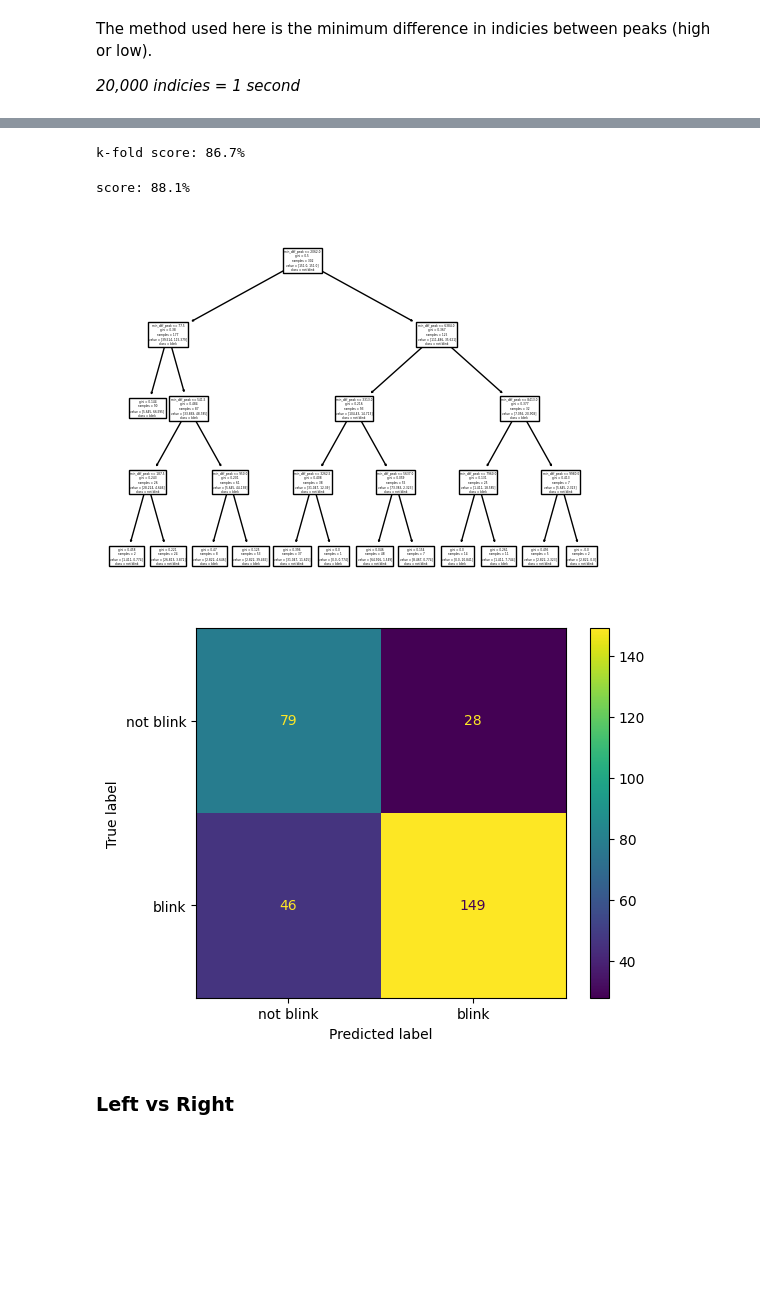
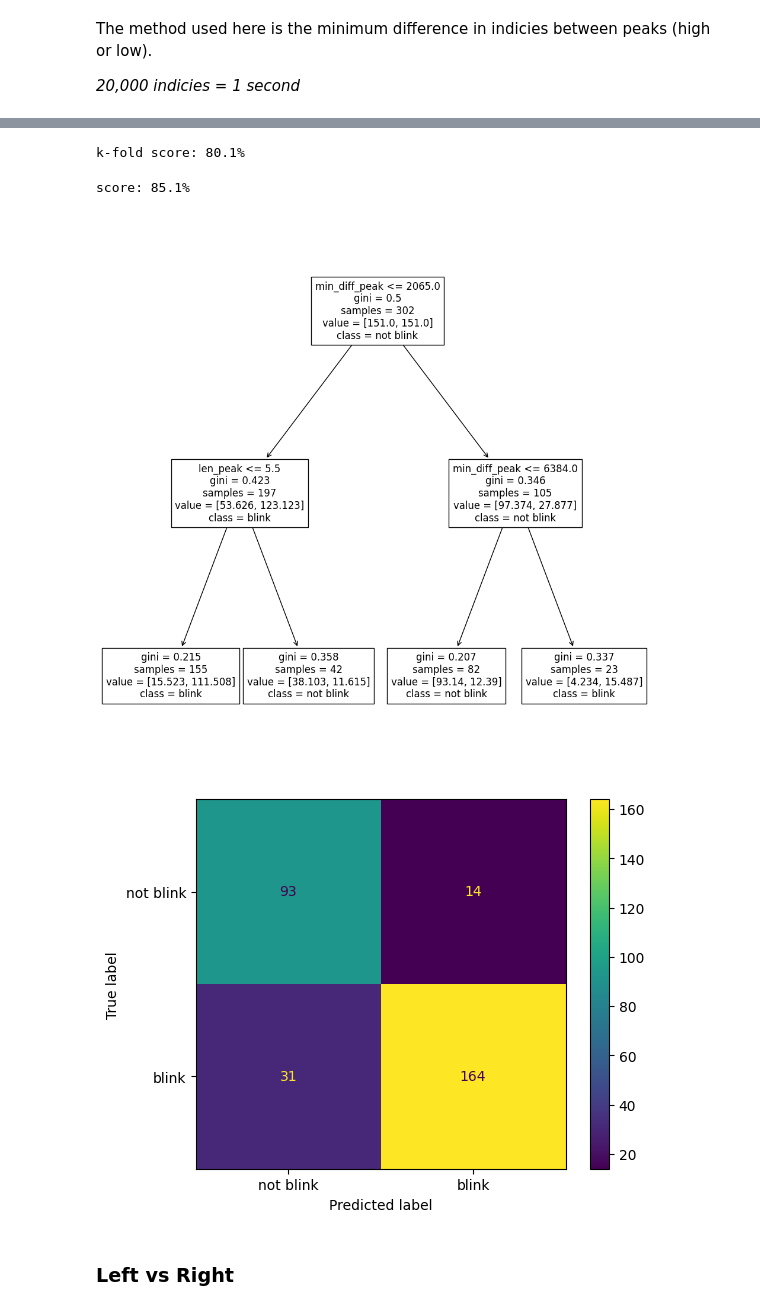
Before and after one commit to edward-ji/eyePlay, a Jupyter notebook: analysis/event.ipynb, the cells around one changed output, grey strips where cells are left out. Saved outputs shown, nothing was run; the diff lists cells and outputs as text; code cells hidden in the pictures; blank space fills up the shorter version.

```diff
--- a/analysis/event.ipynb
+++ b/analysis/event.ipynb
@@ -82,6 +82,22 @@ for path in tqdm(data_paths):
     where.parent.mkdir(parents=True, exist_ok=True)
     fig.savefig(where)
     plt.close()
+# %%
+from tqdm.auto import tqdm
+
+figure_dir = Path("figure/week11/")
+week11_paths = list(filter(lambda path: "week11" in str(path), data_paths))
+
+for path in tqdm(week11_paths):
+    fig, ax = plt.subplots(figsize=(12, 4))
+    time, amp, laps = load_data(path)
+    plot_data(time, amp, laps)
+    plt.hlines(625, 0, np.max(time), color="r")
+    ax.set_title(path.stem)
+    where = figure_dir / path.relative_to(data_dir).with_suffix(".png")
+    where.parent.mkdir(parents=True, exist_ok=True)
+    fig.savefig(where)
+    plt.close()
 # %% [markdown]
 ## Event Detection
 # %% [markdown]
@@ -309,12 +324,13 @@ from scipy.signal import find_peaks
 tqdm.pandas()
 
 def clip_features(amp):
-    high_peaks, _ = find_peaks(amp, prominence=60)
-    low_peaks, _ = find_peaks(-amp, prominence=60)
+    high_peaks, _ = find_peaks(amp, prominence=50)
+    low_peaks, _ = find_peaks(-amp, prominence=50)
     peaks = np.sort(np.concatenate([high_peaks, low_peaks]))
     min_diff_peak = np.min(np.diff(peaks)) if len(peaks) > 1 else 0
     return {
-        "min_diff_peak": min_diff_peak
+        "min_diff_peak": min_diff_peak,
+        "len_peak": len(peaks)
     }
 
 clip_good_df = clip_df[((clip_df["week"].isin([6, 9, 10, 11])))
@@ -353,31 +369,44 @@ for i, (train_index, test_index) in enumerate(kf.split(X, y)):
     X_test = X[test_index]
     y_test = y[test_index]
 
-    model = DecisionTreeClassifier(max_depth=4, class_weight="balanced")
+    model = DecisionTreeClassifier(max_depth=2, class_weight="balanced")
     model.fit(X_train, y_train)
     scores.append(accuracy_score(y_test, model.predict(X_test)))
 
 print(f"k-fold score: {np.mean(scores):.1%}")
 # %% [output]
-k-fold score: 86.7%
+k-fold score: 80.1%
 # %%
-model = DecisionTreeClassifier(max_depth=4, class_weight="balanced")
+X = clip_feat_df.iloc[:, 5:].to_numpy()
+y = (clip_feat_df["label"] == "blink").to_numpy()
+
+model = blink_dt = DecisionTreeClassifier(max_depth=2, class_weight="balanced")
 model.fit(X, y)
+
 print(f"score: {model.score(X, y):.1%}")
 
+# print(f"coef: {model.coef_}, intercept: {model.intercept_}")
+# intercept = 10
+# slope = -0.0025
+# plt.scatter(*X.T, c=y)
+# plt.axline((0, intercept), slope=slope)
+# plt.show()
+
+plt.figure(figsize=(12, 12))
 plot_tree(model,
           feature_names=clip_feat_df.columns[5:],
           class_names=["not blink", "blink"])
+plt.savefig("blink_classifier.png")
 plt.show()
 # %% [output]
-score: 88.1%
+score: 85.1%
-[figure, old version]
+[figure, new version]
 # %%
 cm = confusion_matrix(y, model.predict(X))
 ConfusionMatrixDisplay(cm, display_labels=["not blink", "blink"]).plot()
 plt.show()
 # %% [output]
-[figure, old version]
+[figure, new version]
 # %% [markdown]
 ### Left vs Right
 # %%
```
Also changed, not shown: parts of 6 cells of this notebook, 1 other file.
